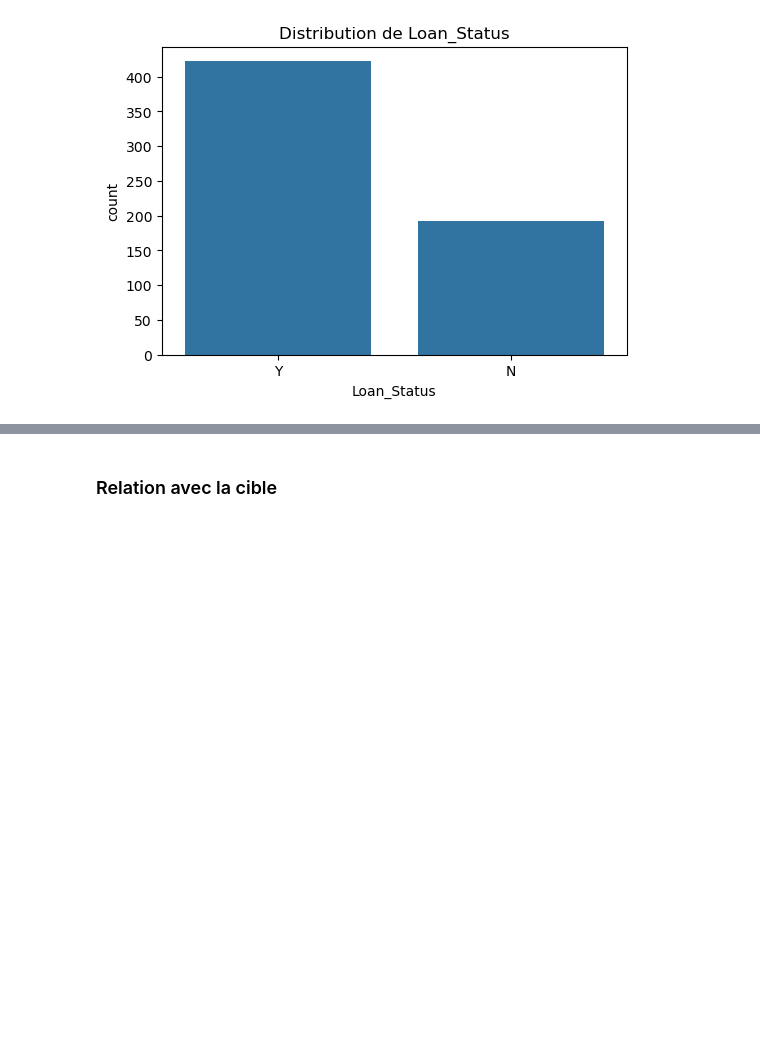
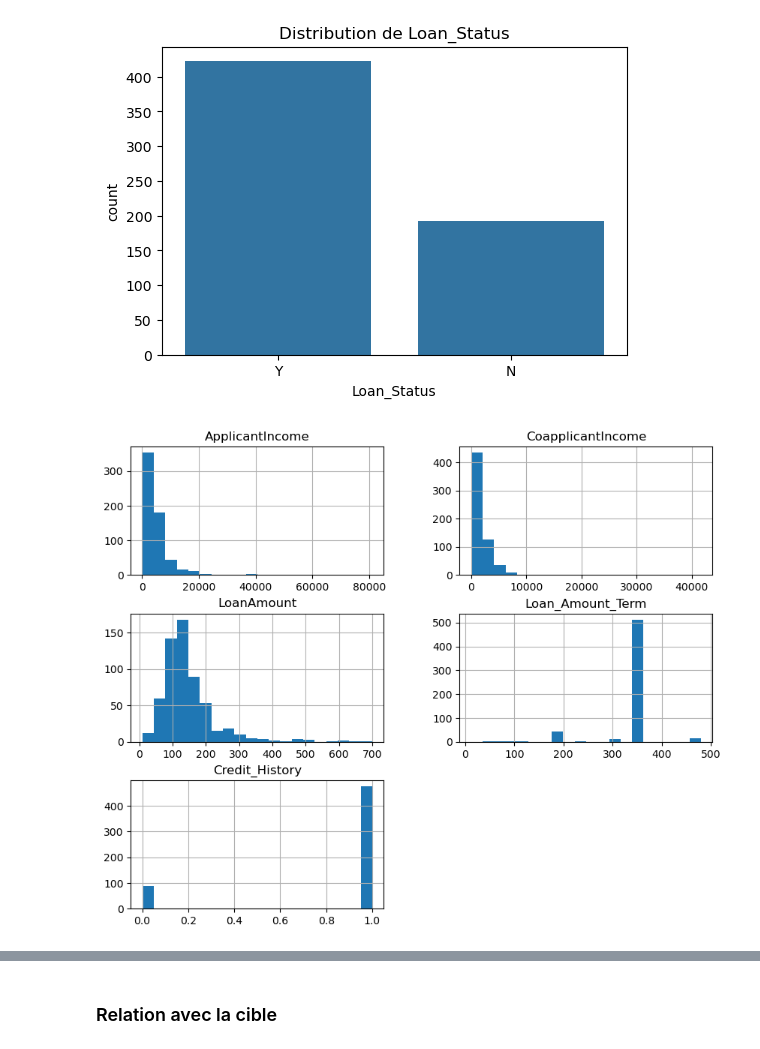
Before and after one commit to Just1919/Solvabilit-_d-un_client, a Jupyter notebook: client_credit_scoring_v1.ipynb, the cells around one changed output, grey strips where cells are left out. Drawn from its saved outputs; the diff is of its cells as text; code cells hidden in the pictures; blank space fills up the shorter version.

```diff
--- a/client_credit_scoring_v1.ipynb
+++ b/client_credit_scoring_v1.ipynb
@@ -172,3 +183,11 @@ for col in categorical_cols:
 [figure]
 [figure]
 [figure]
+# %%
+numerical_cols = ['ApplicantIncome', 'CoapplicantIncome', 'LoanAmount', 'Loan_Amount_Term', 'Credit_History']
+
+# Histogrammes
+df[numerical_cols].hist(bins=20, figsize=(10,8))
+plt.show()
+# %% [output]
+[figure, added]
```
Also changed, not shown: parts of 9 cells of this notebook.
